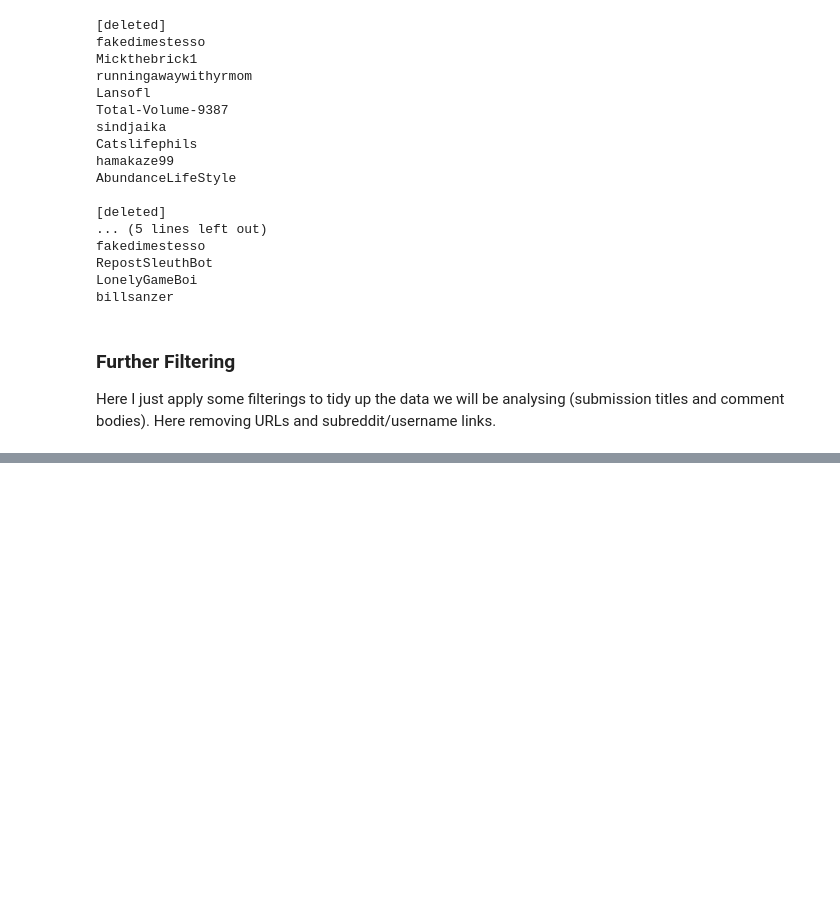
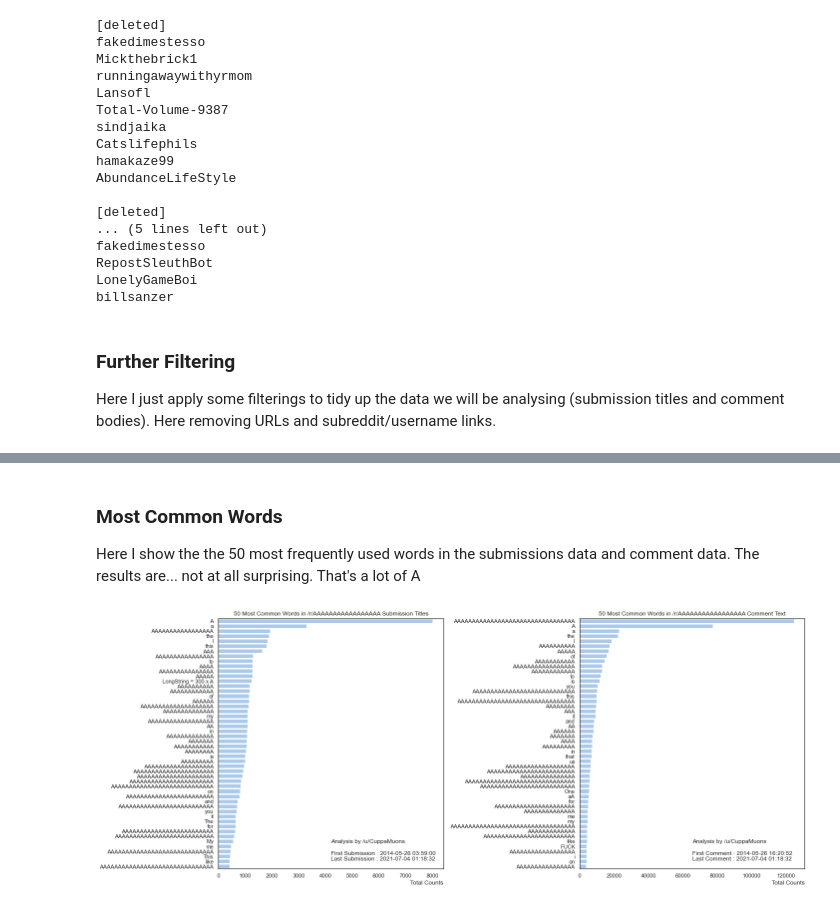
Before and after one commit to hjlyons/DataAnalysis, a Jupyter notebook: AAAAAAAAAAAAAAAAA/AnalysisNotebook.ipynb, the cells around one changed output, grey strips where cells are left out. Drawn from its saved outputs; the diff is of its cells as text; code cells hidden in the pictures; blank space fills up the shorter version.

```diff
--- a/AAAAAAAAAAAAAAAAA/AnalysisNotebook.ipynb
+++ b/AAAAAAAAAAAAAAAAA/AnalysisNotebook.ipynb
@@ -150,0 +321,39 @@ comments_df['body'] = comments_df['body'].apply(lambda x: html_decode(x))
+# %% [markdown]
+### Most Common Words
+
+Here I show the the 50 most frequently used words in the submissions data and comment data. The results are... not at all surprising. That's a lot of A
+# %%
+def make_commonplot(submissions_word_df, comments_word_df, limit_n=-1):
+
+    sns.set_color_codes("pastel")
+    sns.set_style("white")
+    fig, ax = plt.subplots(1, 2, figsize=(20,8))
+
+
+    g = sns.barplot(x="frequency", y="key", data=submissions_word_df[:limit_n], color="b", ax=ax[0])
+    g = sns.barplot(x="frequency", y="key", data=comments_word_df[:limit_n], color="b", ax=ax[1])
+
+    ax[0].set_title('{} Most Common Words in /r/AAAAAAAAAAAAAAAAA Submission Titles'.format(limit_n))
+    ax[0].set_xlabel('Total Counts', loc='right')
+    ax[0].set_ylabel('', loc='top')
+
+    ax[0].get_xaxis().get_major_formatter().set_scientific(False)
+
+    ax[0].text(0.5, 0.01, "Analysis by /u/CuppaMuons\n\nFirst Submission : {}\nLast Submission : {}\n".format(submissions_df['created_utc'].min(), submissions_df['created_utc'].max()), transform=ax[0].transAxes)
+
+
+    ax[1].set_title('{} Most Common Words in /r/AAAAAAAAAAAAAAAAA Comment Text'.format(limit_n))
+    ax[1].set_xlabel('Total Counts', loc='right')
+    ax[1].set_ylabel('', loc='top')
+
+    ax[1].get_xaxis().get_major_formatter().set_scientific(False)
+
+    ax[1].text(0.5, 0.01, "Analysis by /u/CuppaMuons\n\nFirst Comment : {}\nLast Comment : {}\n".format(comments_df['created_utc'].min(), submissions_df['created_utc'].max()), transform=ax[1].transAxes)
+
+    plt.tight_layout()
+    plt.savefig('frequency_plot.png',dpi=200)
+    plt.show()
+
+make_commonplot(submissions_word_df, comments_word_df, 50)
+# %% [output]
+[figure, added]
```
Also changed, not shown: parts of 23 cells of this notebook.
